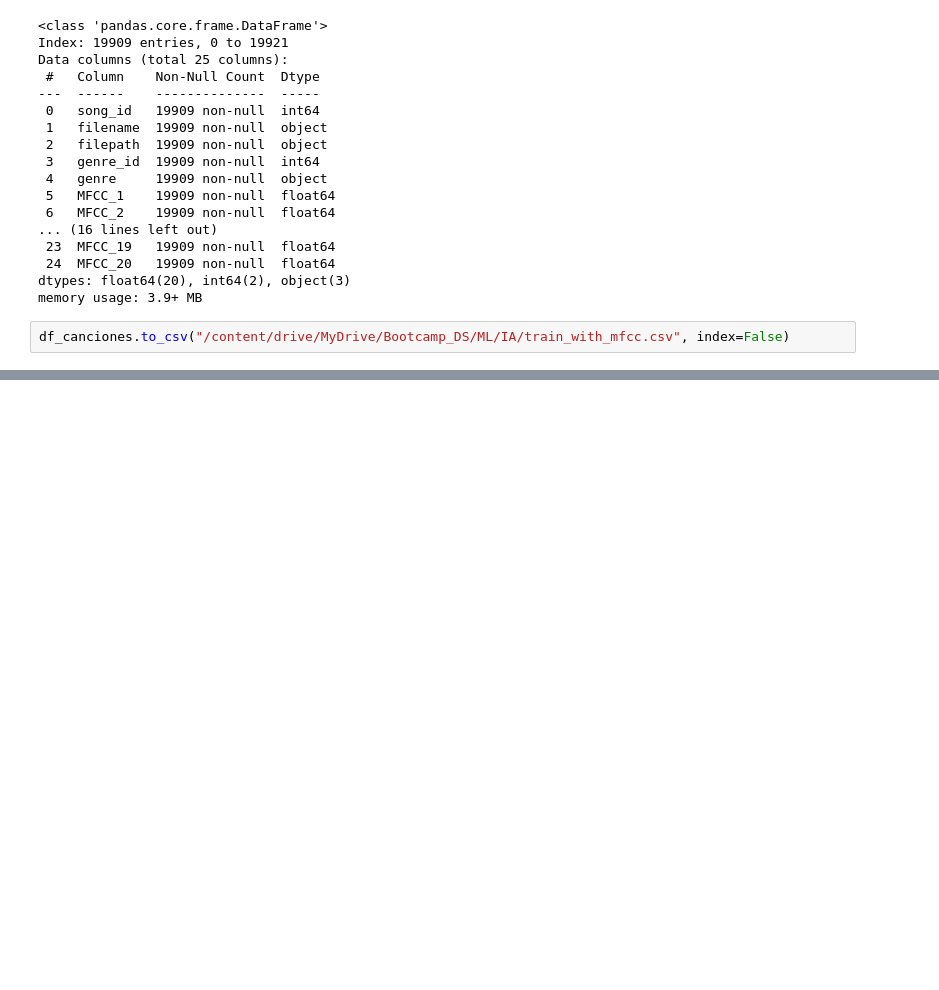
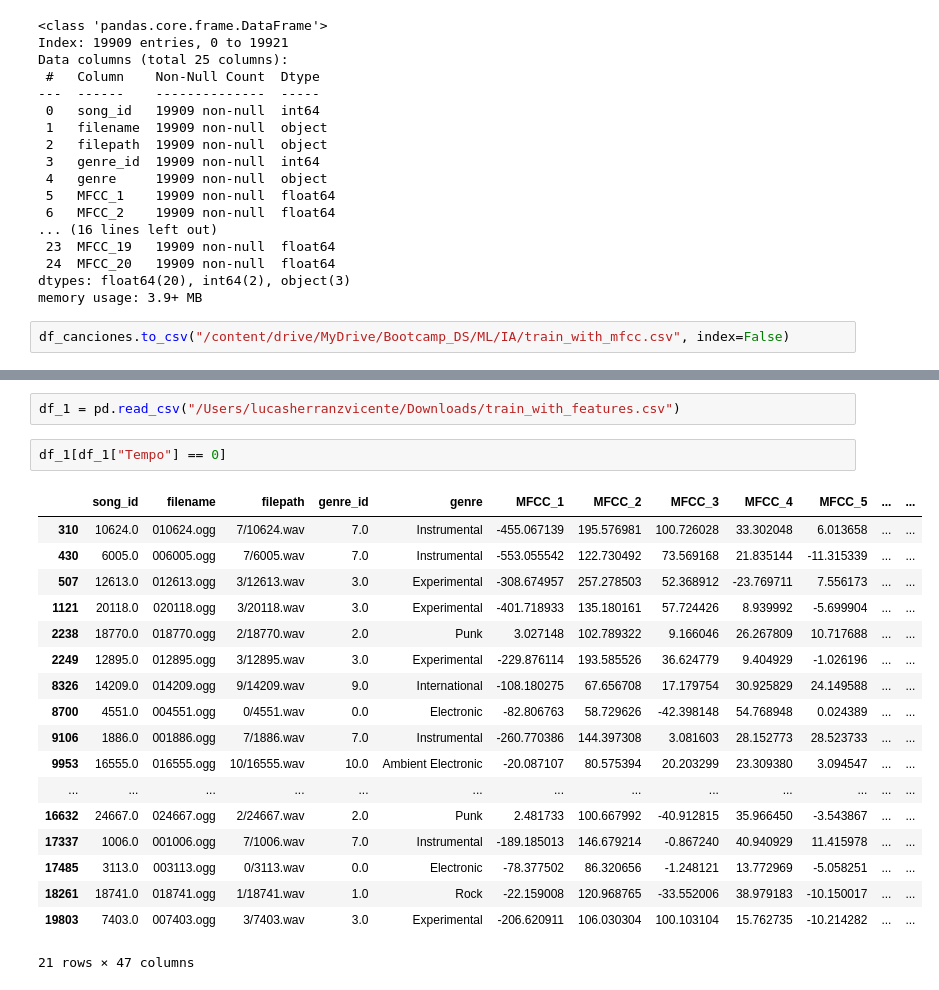
Before and after one commit to LucasQuintoDiario/ML_music_genres, a Jupyter notebook: notebooks/limpieza_datasets.ipynb, the cells around one changed output, grey strips where cells are left out. Drawn from its saved outputs; the diff is of its cells as text; blank space fills up the shorter version.

```diff
--- a/notebooks/limpieza_datasets.ipynb
+++ b/notebooks/limpieza_datasets.ipynb
@@ -292,0 +313,23 @@ df_canciones.to_csv("/content/drive/MyDrive/Bootcamp_DS/ML/IA/train_with_mfcc.cs
+# %%
+df_1 = pd.read_csv("/Users/lucasherranzvicente/Downloads/train_with_features.csv")
+# %%
+df_1[df_1["Tempo"] == 0]
+# %% [output]
+|  | song_id | filename | filepath | genre_id | genre | MFCC_1 | MFCC_2 | MFCC_3 | MFCC_4 | MFCC_5 | ... | ... |
+| 310 | 10624.0 | 010624.ogg | 7/10624.wav | 7.0 | Instrumental | -455.067139 | 195.576981 | 100.726028 | 33.302048 | 6.013658 | ... | ... |
+| 430 | 6005.0 | 006005.ogg | 7/6005.wav | 7.0 | Instrumental | -553.055542 | 122.730492 | 73.569168 | 21.835144 | -11.315339 | ... | ... |
+| 507 | 12613.0 | 012613.ogg | 3/12613.wav | 3.0 | Experimental | -308.674957 | 257.278503 | 52.368912 | -23.769711 | 7.556173 | ... | ... |
+| 1121 | 20118.0 | 020118.ogg | 3/20118.wav | 3.0 | Experimental | -401.718933 | 135.180161 | 57.724426 | 8.939992 | -5.699904 | ... | ... |
+| 2238 | 18770.0 | 018770.ogg | 2/18770.wav | 2.0 | Punk | 3.027148 | 102.789322 | 9.166046 | 26.267809 | 10.717688 | ... | ... |
+| 2249 | 12895.0 | 012895.ogg | 3/12895.wav | 3.0 | Experimental | -229.876114 | 193.585526 | 36.624779 | 9.404929 | -1.026196 | ... | ... |
+| 8326 | 14209.0 | 014209.ogg | 9/14209.wav | 9.0 | International | -108.180275 | 67.656708 | 17.179754 | 30.925829 | 24.149588 | ... | ... |
+| 8700 | 4551.0 | 004551.ogg | 0/4551.wav | 0.0 | Electronic | -82.806763 | 58.729626 | -42.398148 | 54.768948 | 0.024389 | ... | ... |
+| 9106 | 1886.0 | 001886.ogg | 7/1886.wav | 7.0 | Instrumental | -260.770386 | 144.397308 | 3.081603 | 28.152773 | 28.523733 | ... | ... |
+| 9953 | 16555.0 | 016555.ogg | 10/16555.wav | 10.0 | Ambient Electronic | -20.087107 | 80.575394 | 20.203299 | 23.309380 | 3.094547 | ... | ... |
+| ... | ... | ... | ... | ... | ... | ... | ... | ... | ... | ... | ... | ... |
+| 16632 | 24667.0 | 024667.ogg | 2/24667.wav | 2.0 | Punk | 2.481733 | 100.667992 | -40.912815 | 35.966450 | -3.543867 | ... | ... |
+| 17337 | 1006.0 | 001006.ogg | 7/1006.wav | 7.0 | Instrumental | -189.185013 | 146.679214 | -0.867240 | 40.940929 | 11.415978 | ... | ... |
+| 17485 | 3113.0 | 003113.ogg | 0/3113.wav | 0.0 | Electronic | -78.377502 | 86.320656 | -1.248121 | 13.772969 | -5.058251 | ... | ... |
+| 18261 | 18741.0 | 018741.ogg | 1/18741.wav | 1.0 | Rock | -22.159008 | 120.968765 | -33.552006 | 38.979183 | -10.150017 | ... | ... |
+| 19803 | 7403.0 | 007403.ogg | 3/7403.wav | 3.0 | Experimental | -206.620911 | 106.030304 | 100.103104 | 15.762735 | -10.214282 | ... | ... |
+21 rows × 47 columns
```
Also changed, not shown: parts of 19 cells of this notebook, 24 other files.
